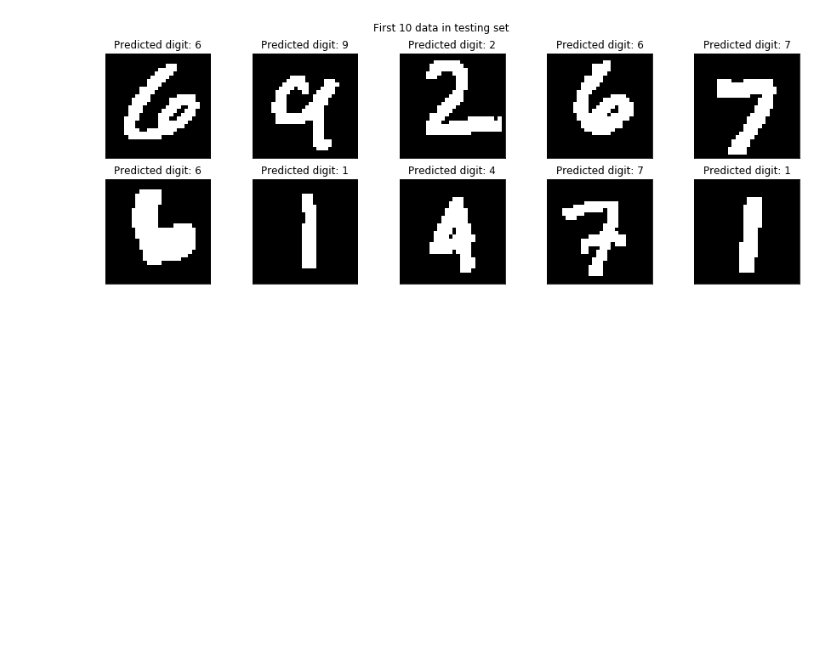
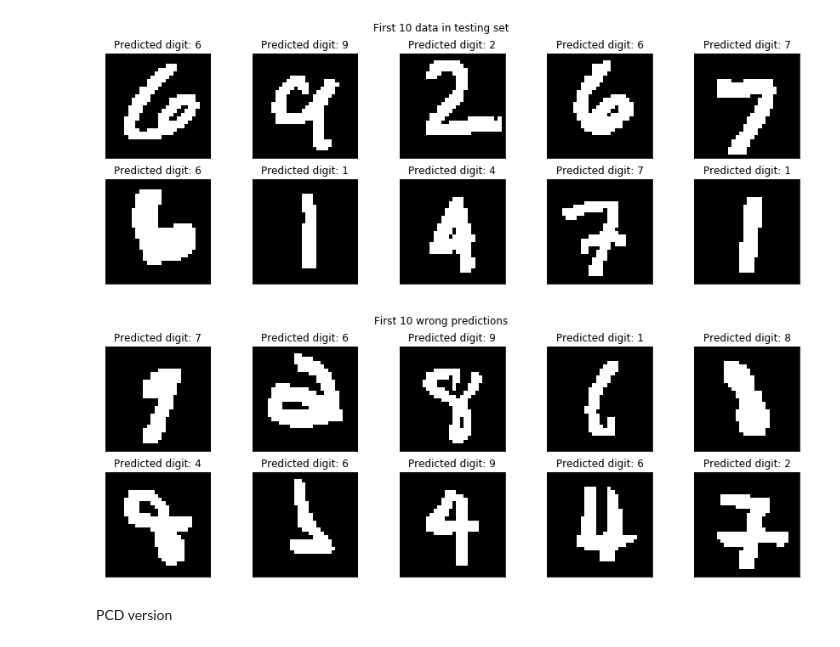
Before and after one commit to pochiehliu/CNN-for-Digit-Recognition, a Jupyter notebook: Step 2. Baseline model (kNN and SVM).ipynb, the cells around one changed output. Cells and saved outputs as stored; diff of their text form; code cells hidden in the pictures; blank space fills up the shorter version.

```diff
--- a/Step 2. Baseline model (kNN and SVM).ipynb
+++ b/Step 2. Baseline model (kNN and SVM).ipynb
@@ -138,9 +132,8 @@ for i in range(1,11):
 # %%
+# copy, and convert the image to binary image
 svm_train_sampe = train_images_sample.copy()
-svm_train_sampe = np.array(svm_train_sampe)
 svm_train_sampe[svm_train_sampe>0] = 1
 svm_test_sampe = test_images_sample.copy()
-svm_test_sampe = np.array(svm_test_sampe)
 svm_test_sampe[svm_test_sampe>0] = 1
 # %%
 svm_model.fit(svm_train_sampe, train_labels_sample)
@@ -163,3 +160,16 @@ for i in range(1,11):
     showImg(squareFormat(svm_test_sampe[i-1]), Prediction[i-1])
 # %% [output]
 [figure]
+# %%
+img = svm_test_sampe[Prediction!=test_labels_sample][0:10]
+pre = Prediction[Prediction!=test_labels_sample][0:10]
+
+fig = plt.figure(figsize = (15,5))
+_ = fig.suptitle('First 10 wrong predictions')
+for i in range(1,11):
+    plt.subplot(2,5,i)
+    showImg(squareFormat(img[i-1]), pre[i-1])
+# %% [output]
+[figure, added]
+# %% [markdown]
+PCD version
```
Also changed, not shown: parts of 28 cells of this notebook.
